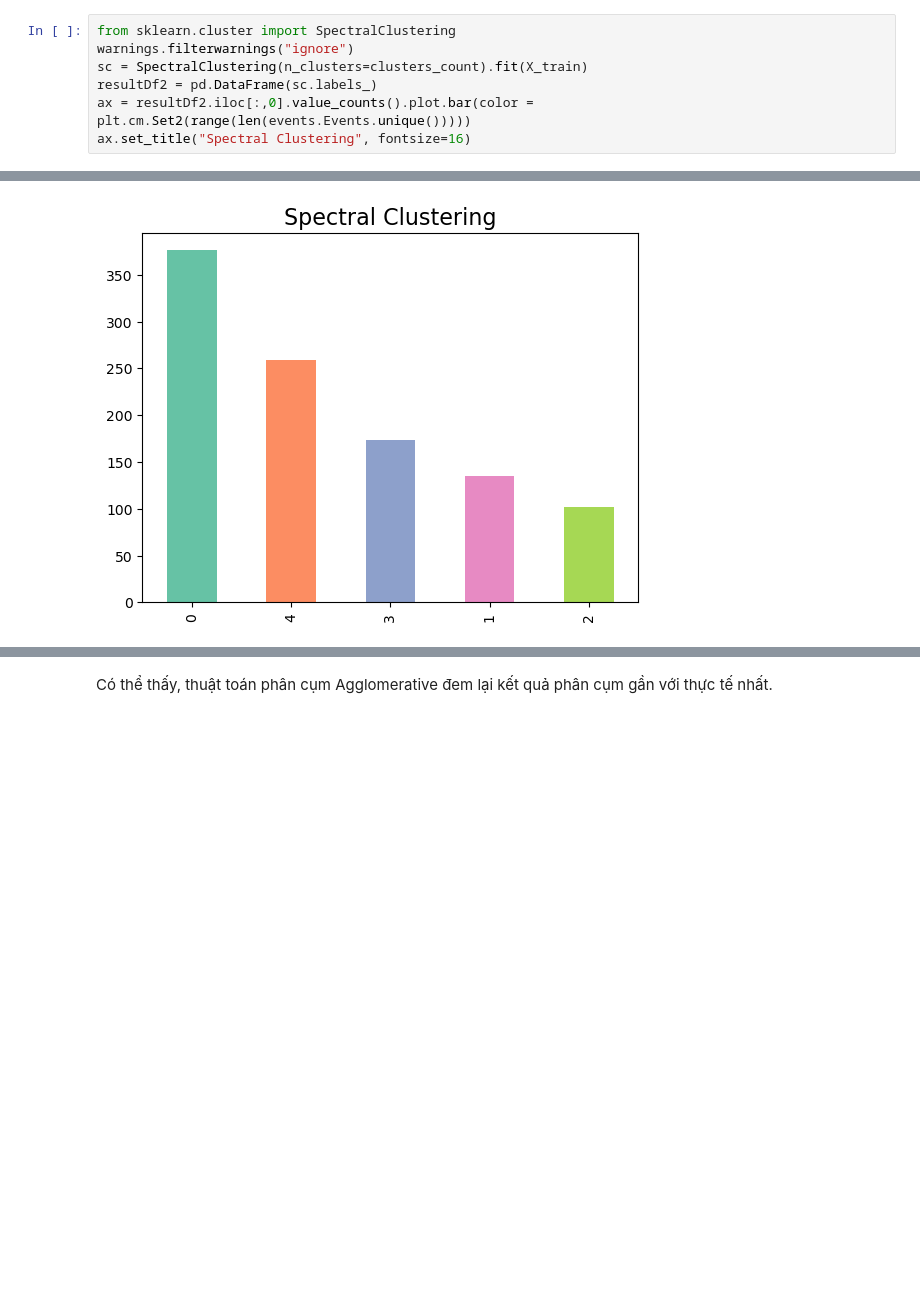
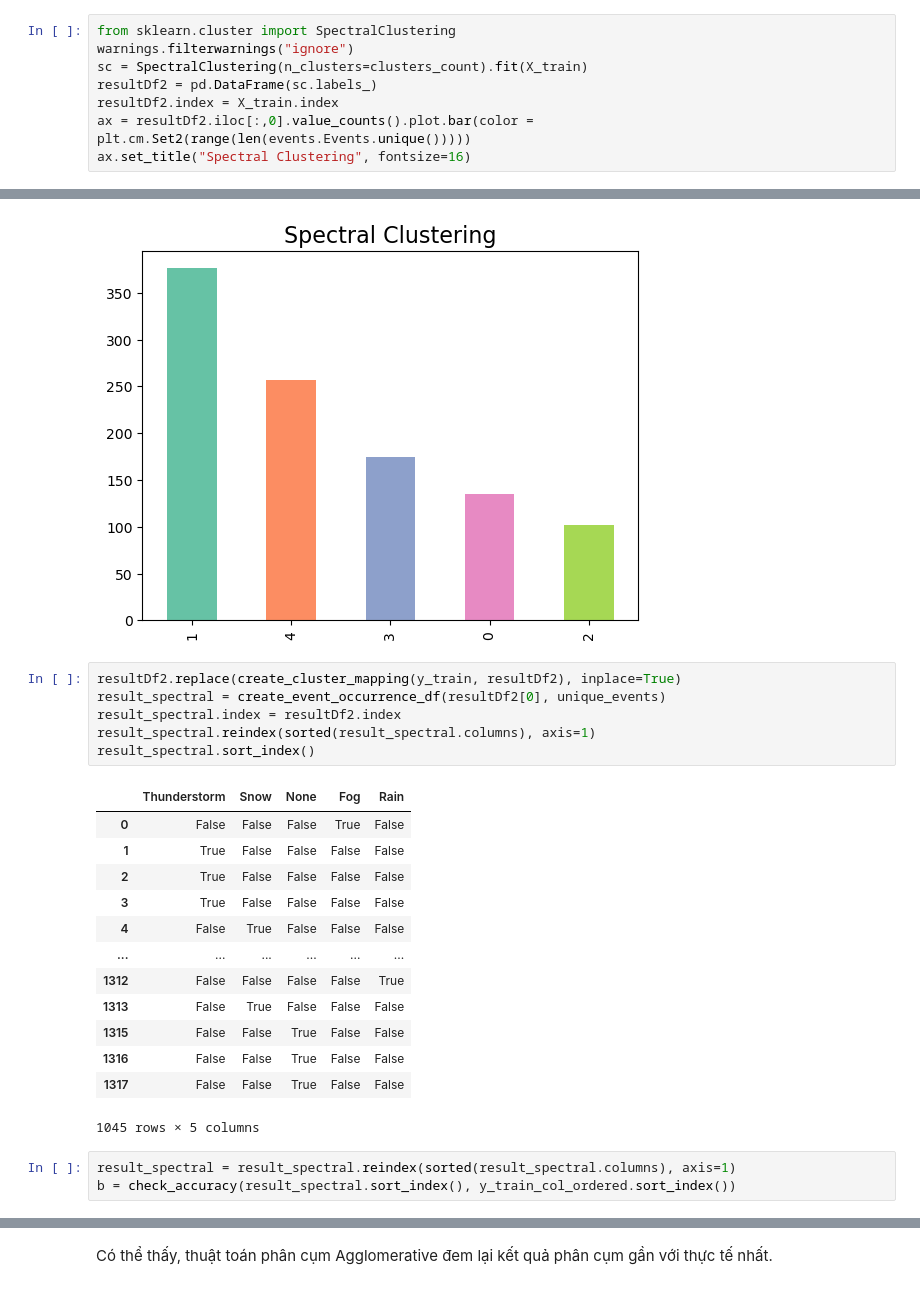
Before and after one commit to thuuel/PPNCLN_Weather, a Jupyter notebook: weather.ipynb, the cells around one changed output, grey strips where cells are left out. Saved outputs shown, nothing was run; the diff lists cells and outputs as text; blank space fills up the shorter version.

```diff
--- a/weather.ipynb
+++ b/weather.ipynb
@@ -271,11 +316,35 @@ from sklearn.cluster import SpectralClustering
 warnings.filterwarnings("ignore")
 sc = SpectralClustering(n_clusters=clusters_count).fit(X_train)
 resultDf2 = pd.DataFrame(sc.labels_)
+resultDf2.index = X_train.index
 ax = resultDf2.iloc[:,0].value_counts().plot.bar(color = plt.cm.Set2(range(len(events.Events.unique()))))
 ax.set_title("Spectral Clustering", fontsize=16)
 # %% [output]
 Text(0.5, 1.0, 'Spectral Clustering')
 [figure]
+# %%
+resultDf2.replace(create_cluster_mapping(y_train, resultDf2), inplace=True)
+result_spectral = create_event_occurrence_df(resultDf2[0], unique_events)
+result_spectral.index = resultDf2.index
+result_spectral.reindex(sorted(result_spectral.columns), axis=1)
+result_spectral.sort_index()
+# %% [output]
+|  | Thunderstorm | Snow | None | Fog | Rain |
+| 0 | False | False | False | True | False |
+| 1 | True | False | False | False | False |
+| 2 | True | False | False | False | False |
+| 3 | True | False | False | False | False |
+| 4 | False | True | False | False | False |
+| ... | ... | ... | ... | ... | ... |
+| 1312 | False | False | False | False | True |
+| 1313 | False | True | False | False | False |
+| 1315 | False | False | True | False | False |
+| 1316 | False | False | True | False | False |
+| 1317 | False | False | True | False | False |
+1045 rows × 5 columns
+# %%
+result_spectral = result_spectral.reindex(sorted(result_spectral.columns), axis=1)
+b = check_accuracy(result_spectral.sort_index(), y_train_col_ordered.sort_index())
 # %%
 from sklearn.cluster import DBSCAN
 dbscan = DBSCAN(eps=0.25, min_samples=4).fit(X_train)
```
Also changed, not shown: parts of 16 cells of this notebook, 2 other files.
